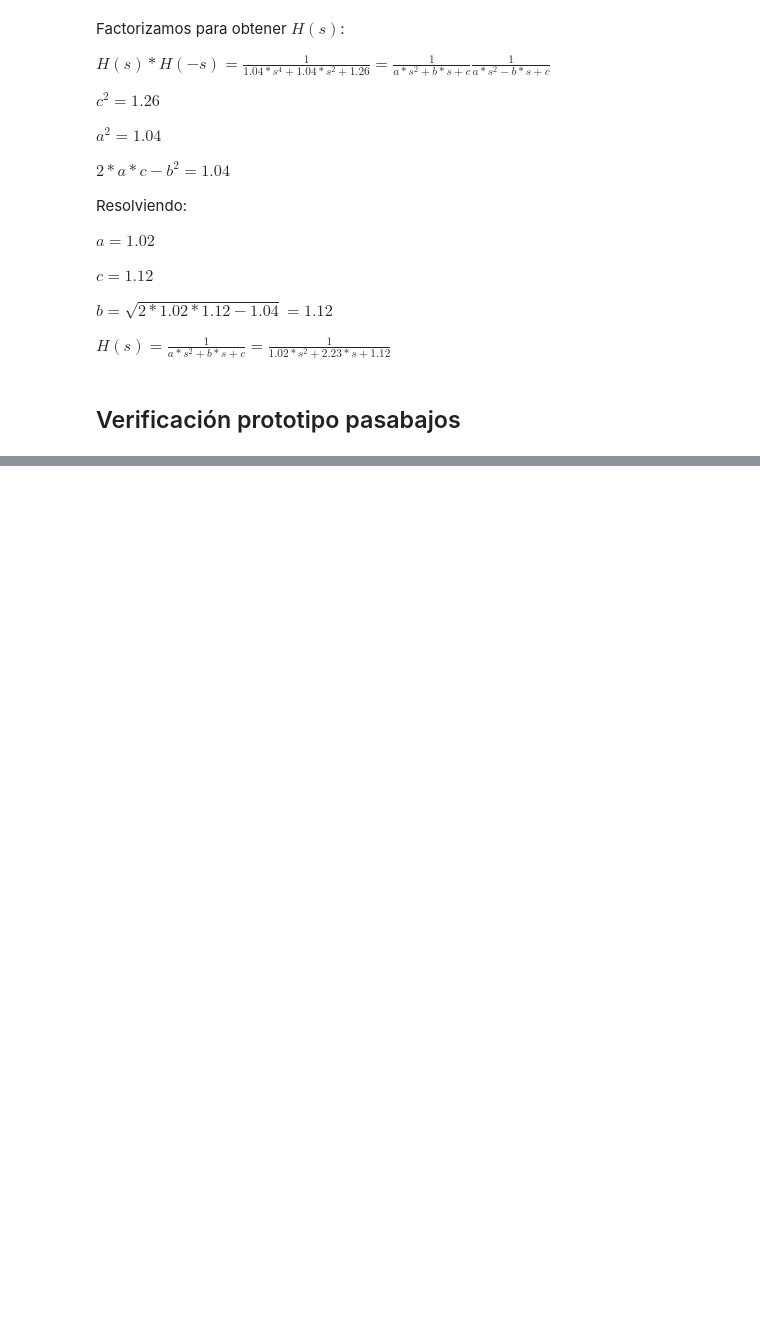
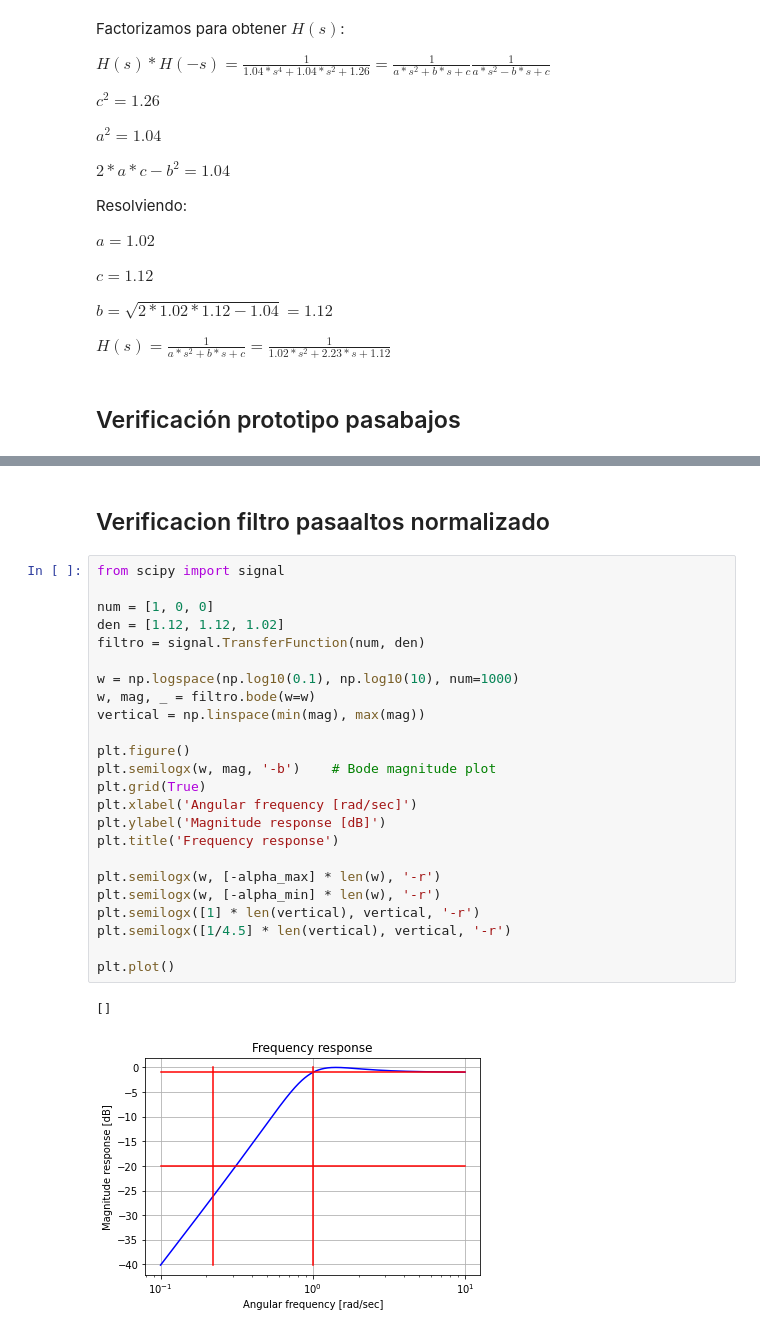
Before and after one commit to agalbachicar/tc2, a Jupyter notebook: notebooks/Ejercicio pasaaltos de clase.ipynb, the cells around one changed output, grey strips where cells are left out. Saved outputs shown, nothing was run; the diff lists cells and outputs as text; blank space fills up the shorter version.

```diff
--- a/notebooks/Ejercicio pasaaltos de clase.ipynb
+++ b/notebooks/Ejercicio pasaaltos de clase.ipynb
@@ -142,0 +172,29 @@ plt.plot()
+# %% [markdown]
+## Verificacion filtro pasaaltos normalizado
+# %%
+from scipy import signal
+
+num = [1, 0, 0]
+den = [1.12, 1.12, 1.02]
+filtro = signal.TransferFunction(num, den)
+
+w = np.logspace(np.log10(0.1), np.log10(10), num=1000)
+w, mag, _ = filtro.bode(w=w)
+vertical = np.linspace(min(mag), max(mag))
+
+plt.figure()
+plt.semilogx(w, mag, '-b')    # Bode magnitude plot
+plt.grid(True)
+plt.xlabel('Angular frequency [rad/sec]')
+plt.ylabel('Magnitude response [dB]')
+plt.title('Frequency response')
+
+plt.semilogx(w, [-alpha_max] * len(w), '-r')
+plt.semilogx(w, [-alpha_min] * len(w), '-r')
+plt.semilogx([1] * len(vertical), vertical, '-r')
+plt.semilogx([1/4.5] * len(vertical), vertical, '-r')
+
+plt.plot()
+# %% [output]
+[]
+[figure, added]
```
Also changed, not shown: parts of 8 cells of this notebook.
